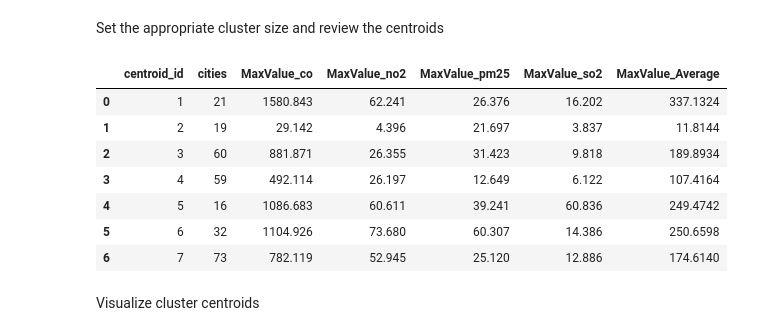
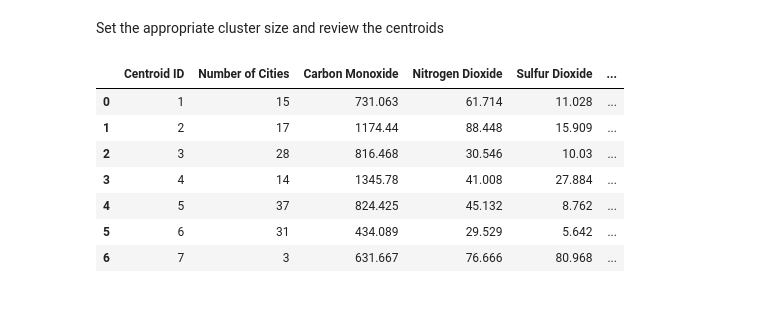
Before and after one commit to agosto-jaredburns/clustering-air-quality, a Jupyter notebook: Clustering_Global_Air_Quality_with_BigQuery_ML.ipynb, the cells around one changed output. Cells and saved outputs as stored; diff of their text form; code cells hidden in the pictures; blank space fills up the shorter version.

```diff
--- a/Clustering_Global_Air_Quality_with_BigQuery_ML.ipynb
+++ b/Clustering_Global_Air_Quality_with_BigQuery_ML.ipynb
@@ -1016,51 +1166,89 @@ model_type = 'EUCLIDEAN' #'EUCLIDEAN' or 'COSINE'
 clusters = 7 #Modify for the optimal number of clusters
 
 query_job="""
-WITH T AS (
+with centroids as
+(
+select
+  *
+from
+  ML.CENTROIDS(MODEL SANDBOX.GLOBAL_AIR_QUALITY_KMEANS_{0}_{1})
+),
+
+FLATTENED as (
+select
+  centroid_id,
+  feature,
+  numerical_value,
+  categorical_value.category as category,
+  categorical_value.value as value
+from
+  centroids
+left join
+  unnest(centroids.categorical_value) categorical_value
+),
+
+T AS (
 SELECT
 centroid_id,
-ARRAY_AGG(STRUCT(feature AS name, ROUND(numerical_value,3) AS value) ORDER BY centroid_id) AS cluster
-FROM ML.CENTROIDS(MODEL SANDBOX.GLOBAL_AIR_QUALITY_KMEANS_{0}_{1})
+ARRAY_AGG(STRUCT(
+  case when category is null then feature
+  else concat(feature,' - ',category) end
+    AS name,
+  case when category is null then ROUND(numerical_value,3)
+  else ROUND(value,3) end
+  AS value) ORDER BY centroid_id) AS cluster
+FROM FLATTENED
 GROUP BY centroid_id
 ),
+
 P AS (
 SELECT
 centroid_id,
-COUNT(DISTINCT concat(city, country)) as cities
+COUNT(DISTINCT concat(city, country, cast(longitude as string), cast(latitude as string))) as cities
 FROM
   ML.PREDICT( MODEL SANDBOX.GLOBAL_AIR_QUALITY_KMEANS_{0}_{1},
     (
     SELECT
       *
     FROM
       SANDBOX.global_air_quality_modeling_ds))
     GROUP BY
     centroid_id)
 SELECT
 T.centroid_id,
 P.cities,
 (SELECT value from unnest(cluster) WHERE name = 'MaxValue_co') AS MaxValue_co,
 (SELECT value from unnest(cluster) WHERE name = 'MaxValue_no2') AS MaxValue_no2,
 --(SELECT value from unnest(cluster) WHERE name = 'MaxValue_o3') AS MaxValue_o3,
-(SELECT value from unnest(cluster) WHERE name = 'MaxValue_pm25') AS MaxValue_pm25,
-(SELECT value from unnest(cluster) WHERE name = 'MaxValue_so2') AS MaxValue_so2
+--(SELECT value from unnest(cluster) WHERE name = 'MaxValue_pm25') AS MaxValue_pm25,
+(SELECT value from unnest(cluster) WHERE name = 'MaxValue_so2') AS MaxValue_so2,
+(SELECT value from unnest(cluster) WHERE name = 'pop_group - 1: 500K to 2M') AS pop_group_500K_to_2M,
+(SELECT value from unnest(cluster) WHERE name = 'pop_group - 2: 2M or Greater') AS pop_group_2M_or_Greater
 FROM T
 LEFT JOIN
 P
 ON T.centroid_id=P.centroid_id
 ORDER BY centroid_id ASC
 """.format(model_type, clusters)
 df_centroids = client.query(query_job).result().to_dataframe()  # Waits for job to complete.
-df_centroids['MaxValue_Average'] = (df_centroids['MaxValue_co']+df_centroids['MaxValue_no2']+df_centroids['MaxValue_pm25']+df_centroids['MaxValue_so2'])/5 #+df_centroids['max_arithmetic_mean_so2']
-df_centroids
+#df_centroids['MaxValue_Average'] = (df_centroids['MaxValue_co']+df_centroids['MaxValue_no2']+df_centroids['MaxValue_pm25']+df_centroids['MaxValue_so2'])/5 #+df_centroids['max_arithmetic_mean_so2']
+df_centroids = df_centroids.rename(columns={"centroid_id": "Centroid ID",
+                                  "cities": "Number of Cities",
+                                  "MaxValue_co": "Carbon Monoxide",
+                                  "MaxValue_no2": "Nitrogen Dioxide",
+                                  #"MaxValue_o3": "Ozone",
+                                  #"MaxValue_pm25": "Particulate Matter"
+                                  "MaxValue_so2": "Sulfur Dioxide",
+                                  "pop_group_500K_to_2M": "Midsize Cities: \n500K and 2M",
+                                  "pop_group_2M_or_Greater": "Large Cities: \n2M or Greater"})
+
+df_centroids.style.bar(subset=['Number of Cities','Carbon Monoxide','Nitrogen Dioxide','Sulfur Dioxide','Midsize Cities: \n500K and 2M','Large Cities: \n2M or Greater'], align='mid', color=['#81b9fbdb'])
 # %% [output]
-|  | centroid_id | cities | MaxValue_co | MaxValue_no2 | MaxValue_pm25 | MaxValue_so2 | MaxValue_Average |
-| 0 | 1 | 21 | 1580.843 | 62.241 | 26.376 | 16.202 | 337.1324 |
-| 1 | 2 | 19 | 29.142 | 4.396 | 21.697 | 3.837 | 11.8144 |
-| 2 | 3 | 60 | 881.871 | 26.355 | 31.423 | 9.818 | 189.8934 |
-| 3 | 4 | 59 | 492.114 | 26.197 | 12.649 | 6.122 | 107.4164 |
-| 4 | 5 | 16 | 1086.683 | 60.611 | 39.241 | 60.836 | 249.4742 |
-| 5 | 6 | 32 | 1104.926 | 73.680 | 60.307 | 14.386 | 250.6598 |
-| 6 | 7 | 73 | 782.119 | 52.945 | 25.120 | 12.886 | 174.6140 |
+|  | Centroid ID | Number of Cities | Carbon Monoxide | Nitrogen Dioxide | Sulfur Dioxide | ... |
+| 0 | 1 | 15 | 731.063 | 61.714 | 11.028 | ... |
+| 1 | 2 | 17 | 1174.44 | 88.448 | 15.909 | ... |
+| 2 | 3 | 28 | 816.468 | 30.546 | 10.03 | ... |
+| 3 | 4 | 14 | 1345.78 | 41.008 | 27.884 | ... |
+| 4 | 5 | 37 | 824.425 | 45.132 | 8.762 | ... |
+| 5 | 6 | 31 | 434.089 | 29.529 | 5.642 | ... |
+| 6 | 7 | 3 | 631.667 | 76.666 | 80.968 | ... |
-# %% [markdown]
-Visualize cluster centroids
```
Also changed, not shown: parts of 28 cells of this notebook.
